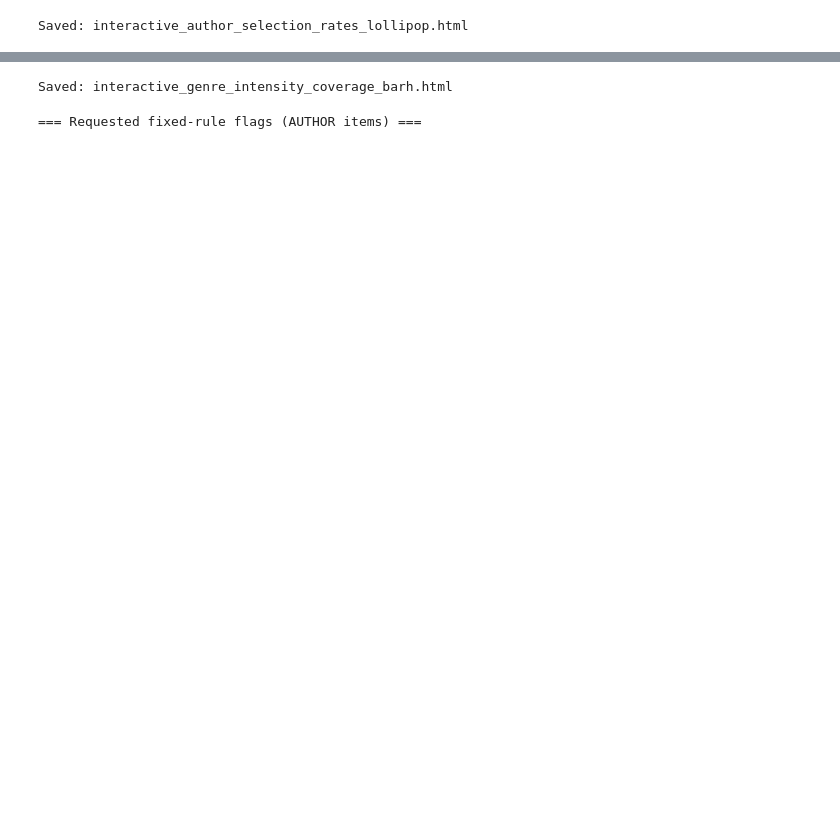
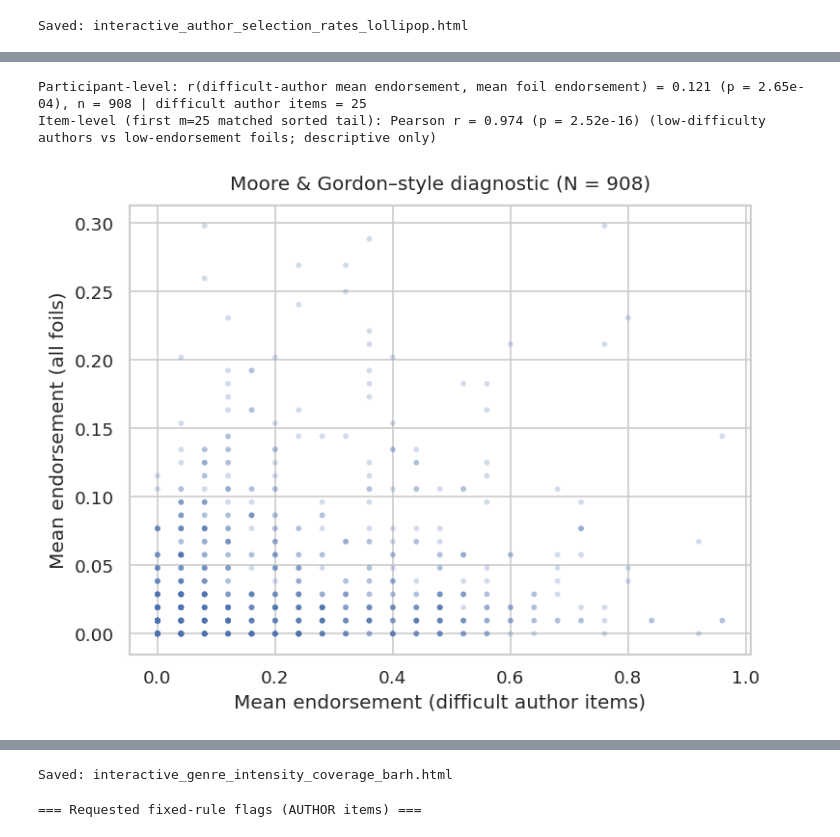
Before and after one commit to BakhturinaPolina/russian-author-recognition-test, a Jupyter notebook: scripts/eda/08_item_level_descriptives.ipynb, the cells around one changed output, grey strips where cells are left out. Cells and saved outputs as stored; diff of their text form; code cells hidden in the pictures; blank space fills up the shorter version.

```diff
--- a/scripts/eda/08_item_level_descriptives.ipynb
+++ b/scripts/eda/08_item_level_descriptives.ipynb
@@ -1025,3 +1126,48 @@ display(foil_selection_rates[["rank", "item_label", "genre", "selection_rate_pct
+# %%
+# Difficult authors = bottom quartile by selection rate (cross-sectional item p)
+rate_author = author_resp_bin[author_resp_bin.columns].mean(skipna=True)
+q25 = rate_author.quantile(0.25)
+difficult_labels = rate_author[rate_author <= q25].index.tolist()
+if not difficult_labels:
+    difficult_labels = rate_author.nsmallest(max(5, len(rate_author) // 4)).index.tolist()
+D = author_resp_bin[difficult_labels]
+pct_difficult = D.mean(axis=1, skipna=True)
+pct_foil = foil_resp_bin.mean(axis=1, skipna=True)
+mask = pct_difficult.notna() & pct_foil.notna()
+r_mg, p_mg = stats.pearsonr(pct_difficult[mask], pct_foil[mask])
+print(
+    f"Participant-level: r(difficult-author mean endorsement, mean foil endorsement) = "
+    f"{r_mg:.3f} (p = {p_mg:.2e}), n = {mask.sum()} | difficult author items = {len(difficult_labels)}"
+)
+
+# Item-level tail: correlate matched ranks (bottom quartile authors vs bottom quartile foils)
+rate_foil = foil_resp_bin[foil_resp_bin.columns].mean(skipna=True)
+q25f = rate_foil.quantile(0.25)
+tail_a = rate_author[rate_author <= q25].sort_values()
+tail_f = rate_foil[rate_foil <= q25f].sort_values()
+m = min(len(tail_a), len(tail_f))
+if m >= 5:
+    ra = tail_a.iloc[:m].to_numpy()
+    rf = tail_f.iloc[:m].to_numpy()
+    r_item, p_item = stats.pearsonr(ra, rf)
+    print(
+        f"Item-level (first m={m} matched sorted tail): Pearson r = {r_item:.3f} (p = {p_item:.2e}) "
+        "(low-difficulty authors vs low-endorsement foils; descriptive only)"
+    )
+else:
+    print("Item-level tail correlation skipped (too few items in tail).")
+
+fig, ax = plt.subplots(figsize=(6.5, 5))
+ax.scatter(pct_difficult[mask], pct_foil[mask], alpha=0.25, s=12, edgecolors="none")
+ax.set_xlabel("Mean endorsement (difficult author items)")
+ax.set_ylabel("Mean endorsement (all foils)")
+ax.set_title("Moore & Gordon–style diagnostic (N = 908)")
+plt.tight_layout()
+plt.show()
+# %% [output]
+Participant-level: r(difficult-author mean endorsement, mean foil endorsement) = 0.121 (p = 2.65e-04), n = 908 | difficult author items = 25
+Item-level (first m=25 matched sorted tail): Pearson r = 0.974 (p = 2.52e-16) (low-difficulty authors vs low-endorsement foils; descriptive only)
+[figure, added]
 # %%
 # Table: author selection rates by genre (participant-level, sorted by popularity)
 genre_to_item_ids = author_key.groupby("genre")["item_id"].apply(list).to_dict()
```
Also changed, not shown: parts of 12 cells of this notebook, 1 other file.
